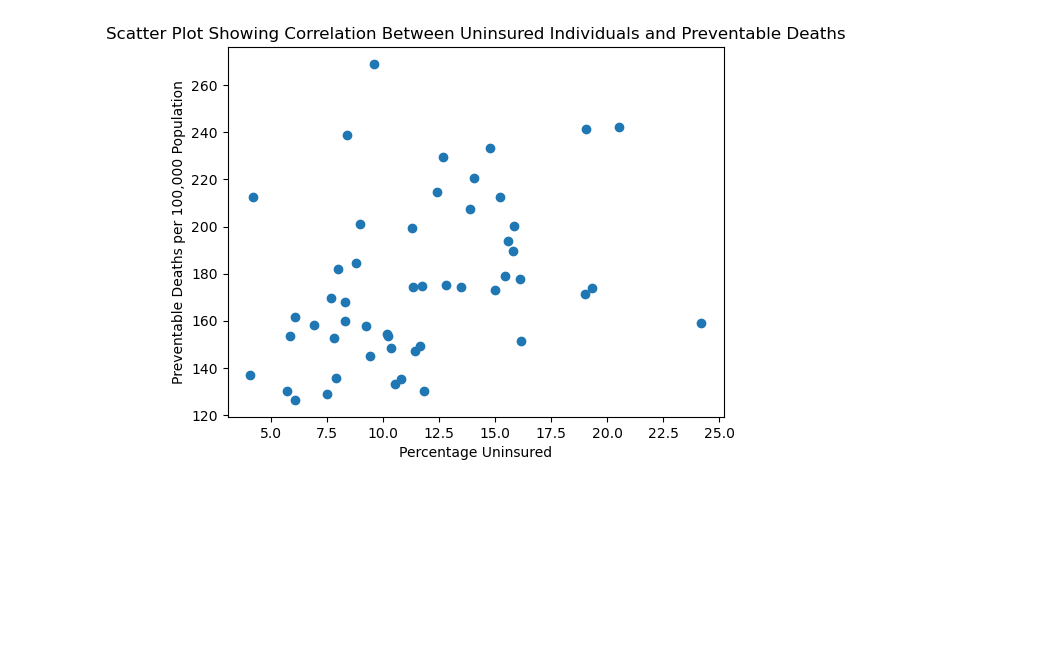
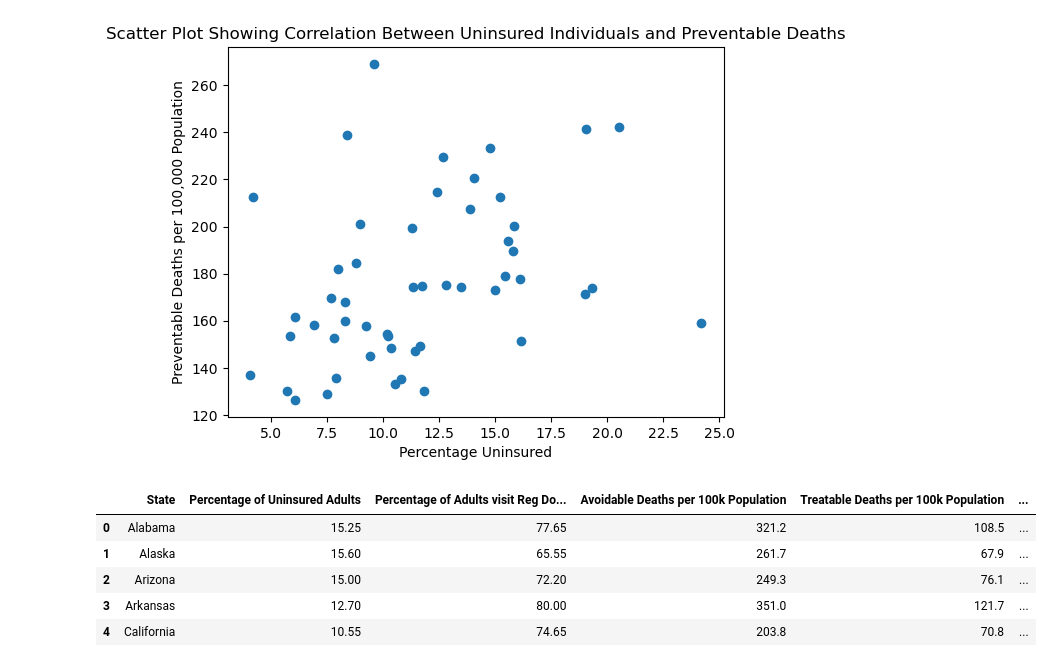
Before and after one commit to redpandata19/Project_1_Team_5, a Jupyter notebook: Premature_deaths.ipynb, the cells around one changed output. Cells and saved outputs as stored; diff of their text form; code cells hidden in the pictures; blank space fills up the shorter version.

Commit message:
Cleaned files

```diff
--- a/Premature_deaths.ipynb
+++ b/Premature_deaths.ipynb
@@ -812,3 +812,23 @@ plt.show()
 # %% [output]
 The correlation between both factors is 0.35
 [figure]
+# %%
+#Renaming of columns, narrowing dataframes, and merging
+avoi_deaths_nename = avoi_deaths_df[["State", "Deaths per 100k Population"]]
+prev_deaths_nename = prev_deaths_df[["State", "Deaths per 100k Population"]]
+treat_deaths_nename = treat_deaths_df[["State", "Deaths per 100k Population"]]
+treat_deaths_ex = treat_deaths_nename.rename(columns={"Deaths per 100k Population" : "Treatable Deaths per 100k Population"})
+avoi_deaths_ex = avoi_deaths_nename.rename(columns={"Deaths per 100k Population" : "Avoidable Deaths per 100k Population"})
+prev_deaths_ex = prev_deaths_nename.rename(columns={"Deaths per 100k Population" : "Preventable Deaths per 100k Population"})
+first_df_cleaned = pd.merge(unis_clean_1819, adult_care_cleaned, on=["State"])
+second_df_cleaned = pd.merge(first_df_cleaned, avoi_deaths_ex, on=["State"])
+third_df_cleaned = pd.merge(second_df_cleaned, treat_deaths_ex, on=["State"])
+master_df_cleaned = pd.merge(third_df_cleaned, prev_deaths_ex, on=["State"])
+master_df_cleaned.head()
+# %% [output]
+|  | State | Percentage of Uninsured Adults | Percentage of Adults visit Reg Do... | Avoidable Deaths per 100k Population | Treatable Deaths per 100k Population | ... |
+| 0 | Alabama | 15.25 | 77.65 | 321.2 | 108.5 | ... |
+| 1 | Alaska | 15.60 | 65.55 | 261.7 | 67.9 | ... |
+| 2 | Arizona | 15.00 | 72.20 | 249.3 | 76.1 | ... |
+| 3 | Arkansas | 12.70 | 80.00 | 351.0 | 121.7 | ... |
+| 4 | California | 10.55 | 74.65 | 203.8 | 70.8 | ... |
```
Also changed, not shown: parts of 3 cells of this notebook, 1 other file.
